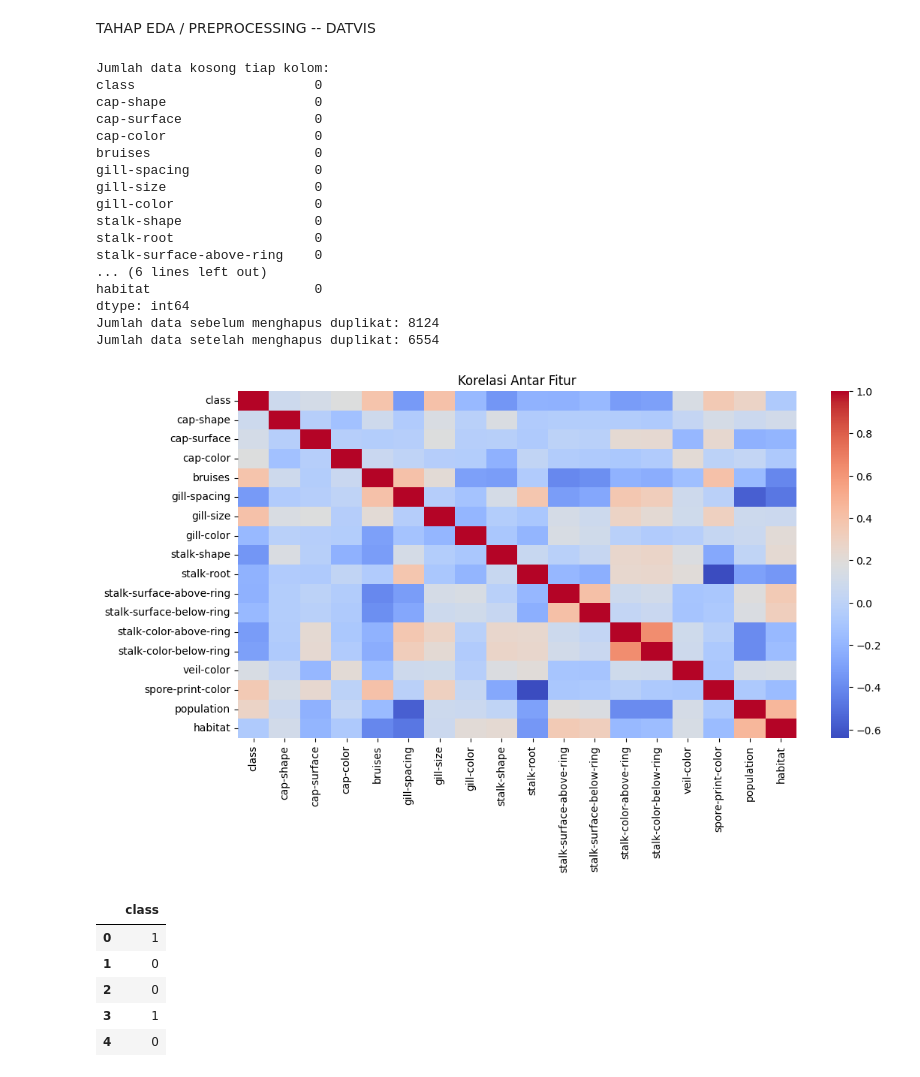
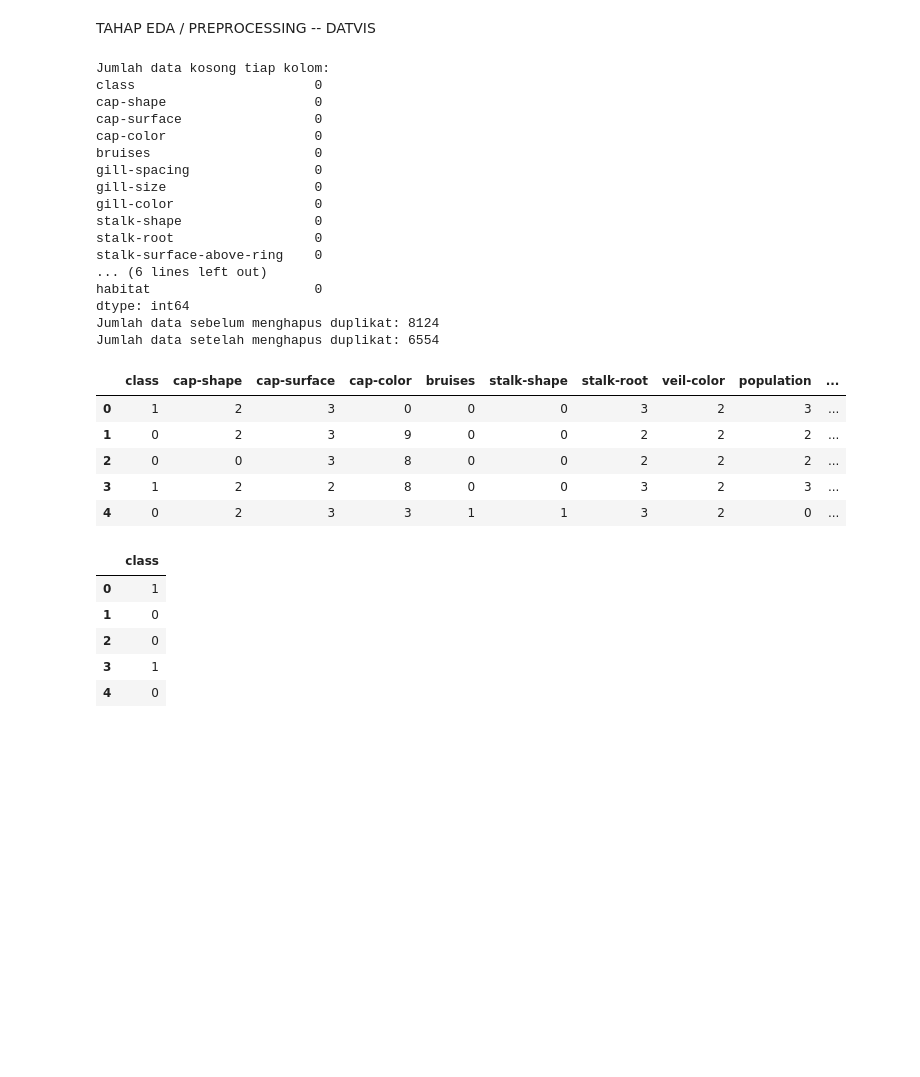
Before and after one commit to samlehoy/Edible-Mushroom, a Jupyter notebook: RandomForest_Mushroom.ipynb, the cells around one changed output. Drawn from its saved outputs; the diff is of its cells as text; code cells hidden in the pictures; blank space fills up the shorter version.

```diff
--- a/RandomForest_Mushroom.ipynb
+++ b/RandomForest_Mushroom.ipynb
@@ -74,49 +69,44 @@ print(f"Jumlah data sebelum menghapus duplikat: {data.shape[0]}")
 data.drop_duplicates(inplace=True)
 
 # SETELAH DI HAPUS
 print(f"Jumlah data setelah menghapus duplikat: {data.shape[0]}")
 
 # HAPUS KOLOM YANG TERLALU BERPENGARUH
-data.drop(columns=['gill-spacing', 'gill-size', 'stalk-surface-above-ring', 'stalk-surface-below-ring','spore-print-color'])
+data.drop(columns=['gill-spacing', 'gill-size', 'stalk-surface-above-ring', 'stalk-surface-below-ring','spore-print-color', 'gill-color','stalk-color-below-ring', 'stalk-color-above-ring'], inplace=True)
+
+
 
 # MEMISAHKAN FITUR DAN TARGET (MENJADIKAN CLASS SEBAGAI TARGET)
 X = data.drop(columns=['class'])
 y = data['class']
 
-data
+display(data.head())
 
-# Visualisasi missing values jika ada
-missing_values = data.isnull().sum()
-if missing_values.any():
-    missing_values = missing_values[missing_values > 0]
-    missing_values.plot(kind='bar', figsize=(10,5), title='Jumlah Data Kosong per Kolom')
-    plt.ylabel('Jumlah Kosong')
-    plt.show()
-
-# Visualisasi distribusi fitur setelah encoding
-plt.figure(figsize=(12,6))
-sns.heatmap(data.corr(), cmap="coolwarm", annot=False)
-plt.title("Korelasi Antar Fitur")
-plt.show()
+# data
 # %% [output]
 Jumlah data kosong tiap kolom:
 class                       0
 cap-shape                   0
 cap-surface                 0
 cap-color                   0
 bruises                     0
 gill-spacing                0
 gill-size                   0
 gill-color                  0
 stalk-shape                 0
 stalk-root                  0
 stalk-surface-above-ring    0
 ... (6 lines left out)
 habitat                     0
 dtype: int64
 Jumlah data sebelum menghapus duplikat: 8124
 Jumlah data setelah menghapus duplikat: 6554
-[figure, removed]
+|  | class | cap-shape | cap-surface | cap-color | bruises | stalk-shape | stalk-root | veil-color | population | ... |
+| 0 | 1 | 2 | 3 | 0 | 0 | 0 | 3 | 2 | 3 | ... |
+| 1 | 0 | 2 | 3 | 9 | 0 | 0 | 2 | 2 | 2 | ... |
+| 2 | 0 | 0 | 3 | 8 | 0 | 0 | 2 | 2 | 2 | ... |
+| 3 | 1 | 2 | 2 | 8 | 0 | 0 | 3 | 2 | 3 | ... |
+| 4 | 0 | 2 | 3 | 3 | 1 | 1 | 3 | 2 | 0 | ... |
 # %%
 pd.DataFrame(y).head()
 # %% [output]
```
Also changed, not shown: parts of 13 cells of this notebook, 3 other files.
